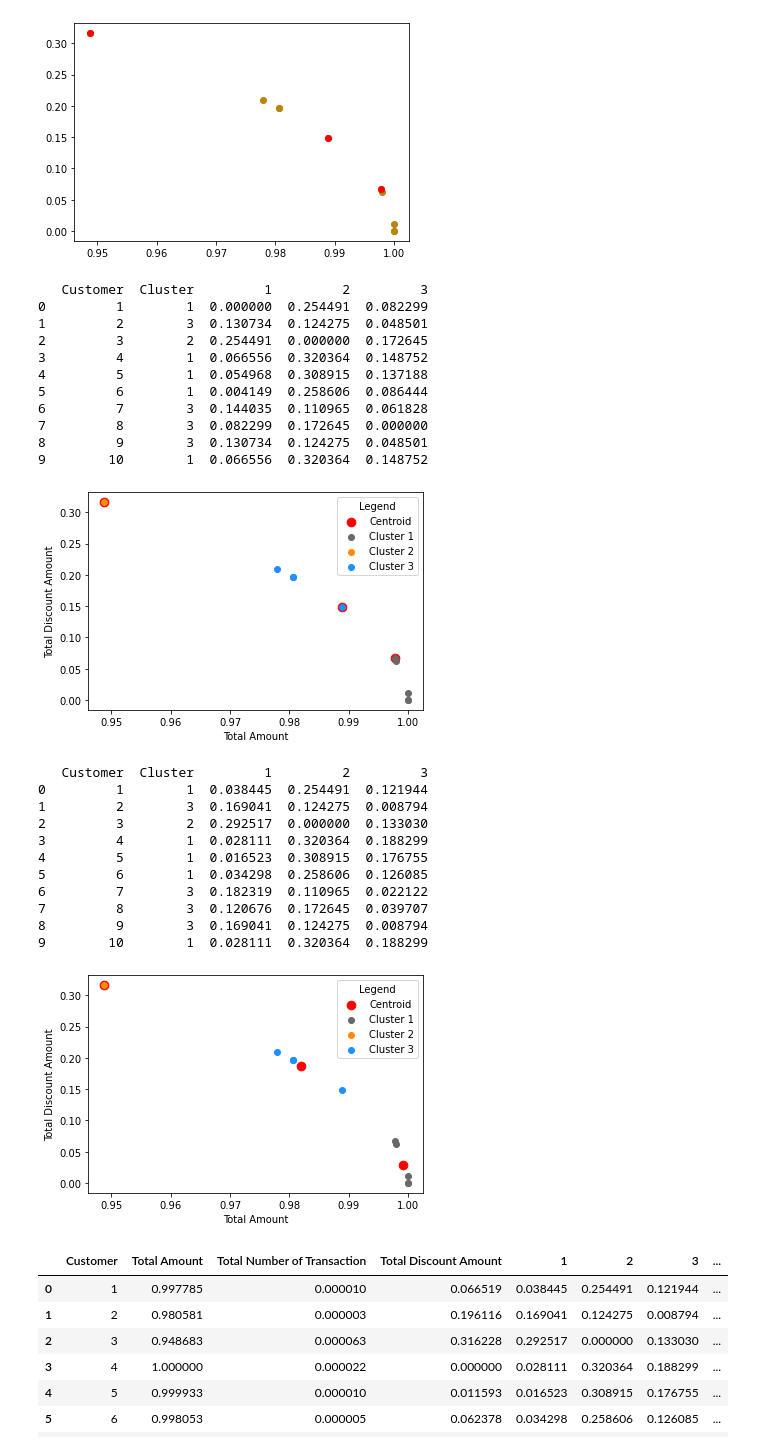
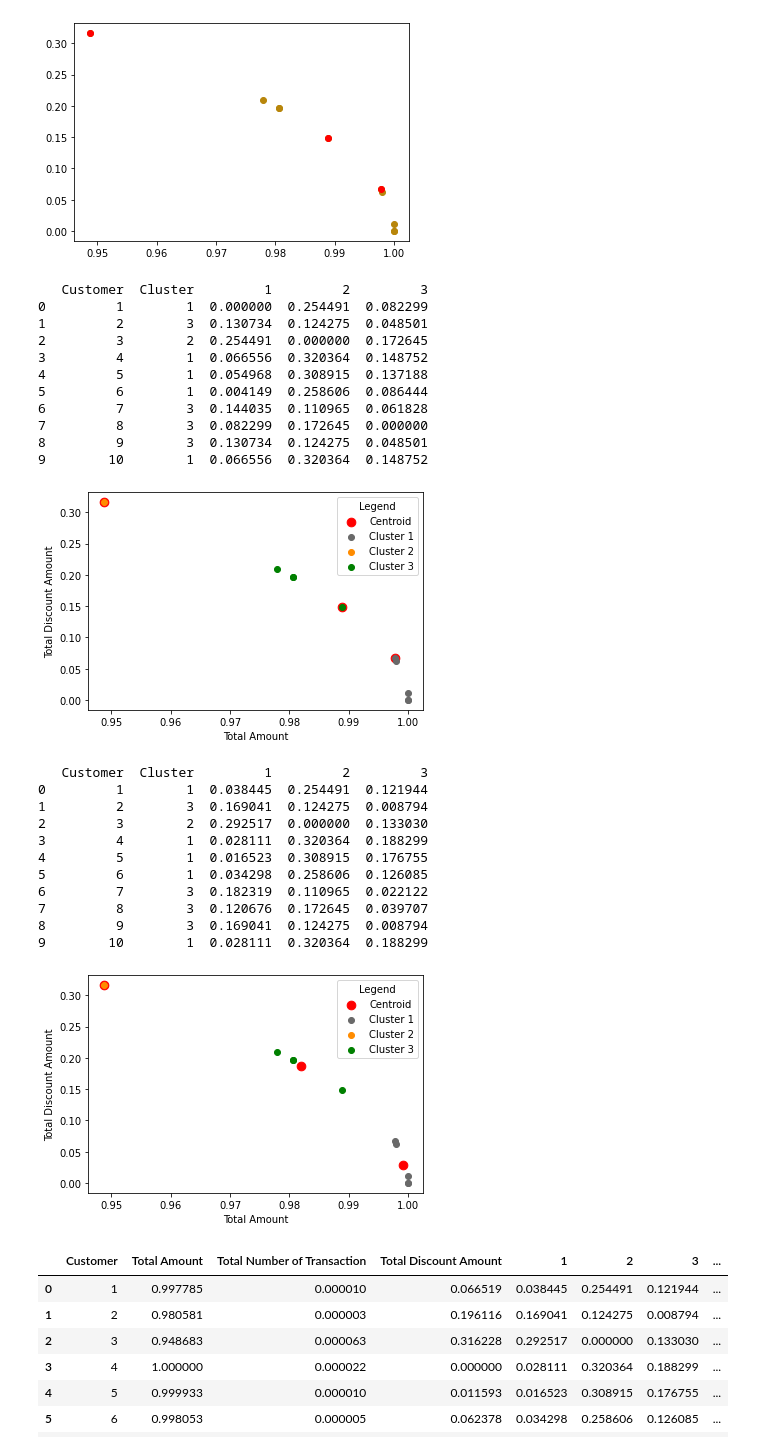
Before and after one commit to emily-indrakusuma/PreprocessingAndKMeans, a Jupyter notebook: Preprocessing_and_KMeans.ipynb, the cells around one changed output. Saved outputs shown, nothing was run; the diff lists cells and outputs as text; code cells hidden in the pictures.

```diff
--- a/Preprocessing_and_KMeans.ipynb
+++ b/Preprocessing_and_KMeans.ipynb
@@ -102,9 +100,7 @@ df.head(10)
 # %% [markdown]
 # **K-Means with 3 Centroid and 2 Iterations**
 # %%
-k = 3
-# rows = df.shape[0]
-# cols = df.shape[1]
+K = 3
 
 centroids = df.loc[[0,2,7],:]
 # %%
@@ -125,60 +121,58 @@ diff = 1
 val=0
 
 for y in range(0,2):
-    targetData=df
+    XD=df
     i=1
     for index1,row_c in centroids.iterrows():
         ED=[]
-        for index2,row_d in targetData.iterrows():
+        for index2,row_d in XD.iterrows():
             d1=(row_c["Total Amount"]-row_d["Total Amount"])**2
-            d2=(row_c["Total Discount Amount"]-row_d["Total Discount Amount"])**2
-            d=np.sqrt(d1+d2)
+            d2=(row_c["Total Number of Transaction"]-row_d["Total Number of Transaction"])**2
+            d3=(row_c["Total Discount Amount"]-row_d["Total Discount Amount"])**2
+            d=np.sqrt(d1+d2+d3)
             ED.append(d)
         df[i]=ED
         i=i+1
+
     C=[]
     for index,row in df.iterrows():
         min_dist=row[1]
         pos=1
-        for i in range(k):
+        for i in range(K):
             if row[i+1] < min_dist:
                 min_dist = row[i+1]
                 pos=i+1
         C.append(pos)
     df["Cluster"]=C
-
     print(df[['Customer','Cluster',1,2,3]])
-
-    color=['dimgray','darkorange','dodgerblue']
+    color=['dimgray','darkorange','green']
     clusters = ['Centroid','Cluster 1', 'Cluster 2', 'Cluster 3']
     plt.scatter(centroids["Total Amount"],centroids["Total Discount Amount"],c='red',s=75)
-    for K in range(k):
-      data=df[df["Cluster"]==K+1]
-      plt.scatter(data["Total Amount"],data["Total Discount Amount"],c=color[K])
+    for k in range(K):
+      data=df[df["Cluster"]==k+1]
+      plt.scatter(data["Total Amount"],data["Total Discount Amount"],c=color[k])
     plt.xlabel('Total Amount')
     plt.ylabel('Total Discount Amount')
     plt.legend(labels=clusters,
            title="Legend")
-
     plt.show()
 
 
-    centroids_new = df.groupby(["Cluster"]).mean()[["Total Discount Amount","Total Amount"]]
-
-    centroids = df.groupby(["Cluster"]).mean()[["Total Discount Amount","Total Amount"]]
+    centroids_new = df.groupby(["Cluster"]).mean()[["Total Amount","Total Number of Transaction","Total Discount Amount"]]
+    centroids = df.groupby(["Cluster"]).mean()[["Total Discount Amount","Total Number of Transaction","Total Amount"]]
 # %% [output]
    Customer  Cluster         1         2         3
 0         1        1  0.000000  0.254491  0.082299
 1         2        3  0.130734  0.124275  0.048501
 2         3        2  0.254491  0.000000  0.172645
 3         4        1  0.066556  0.320364  0.148752
 4         5        1  0.054968  0.308915  0.137188
 5         6        1  0.004149  0.258606  0.086444
 6         7        3  0.144035  0.110965  0.061828
 7         8        3  0.082299  0.172645  0.000000
 8         9        3  0.130734  0.124275  0.048501
 9        10        1  0.066556  0.320364  0.148752
-[figure, old version]
+[figure, new version]
    Customer  Cluster         1         2         3
 0         1        1  0.038445  0.254491  0.121944
 1         2        3  0.169041  0.124275  0.008794
@@ -190,7 +184,7 @@ for y in range(0,2):
 7         8        3  0.120676  0.172645  0.039707
 8         9        3  0.169041  0.124275  0.008794
 9        10        1  0.028111  0.320364  0.188299
-[figure, old version]
+[figure, new version]
 # %%
 df.head(10)
 # %% [output]
```
Also changed, not shown: parts of 1 cell of this notebook.
